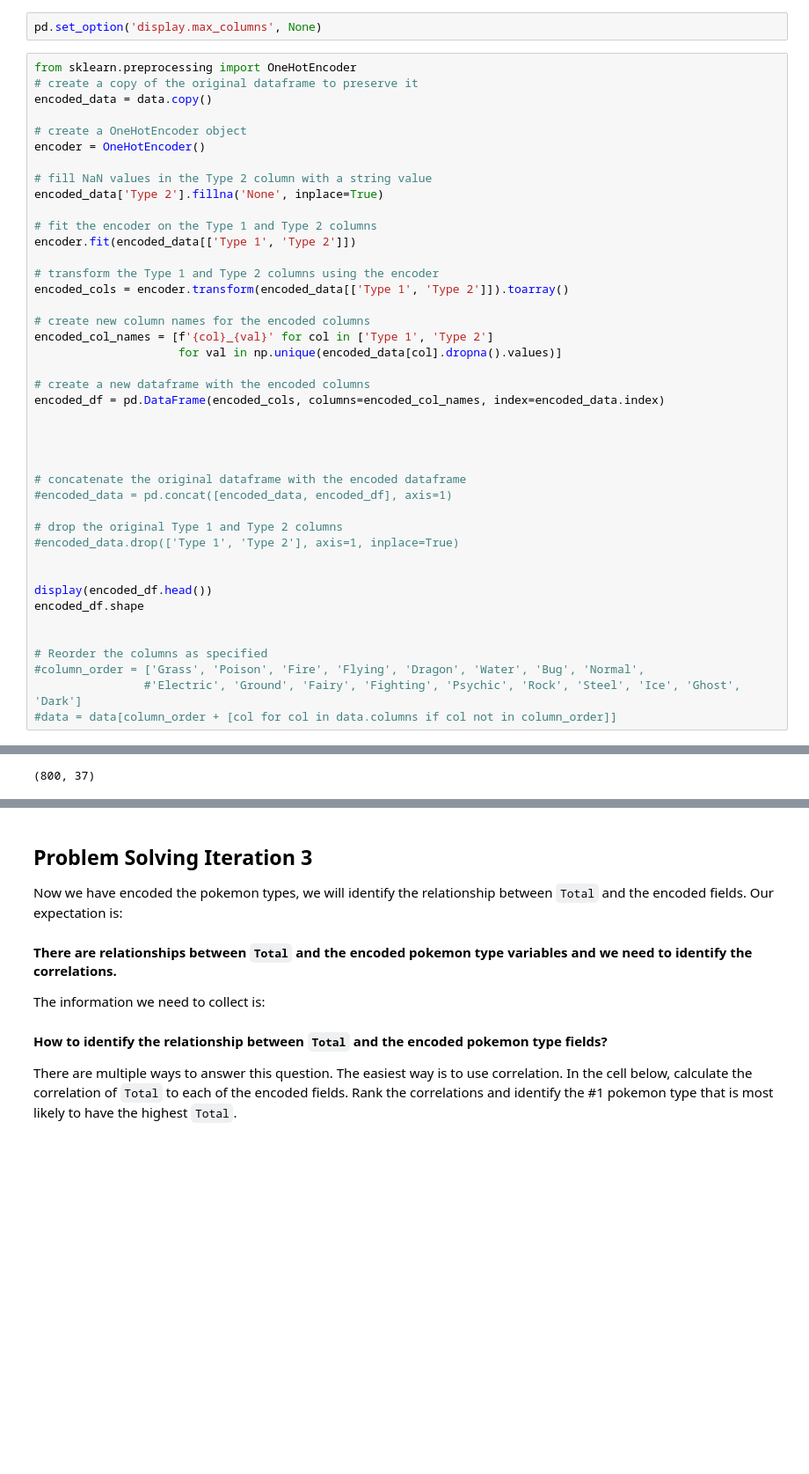
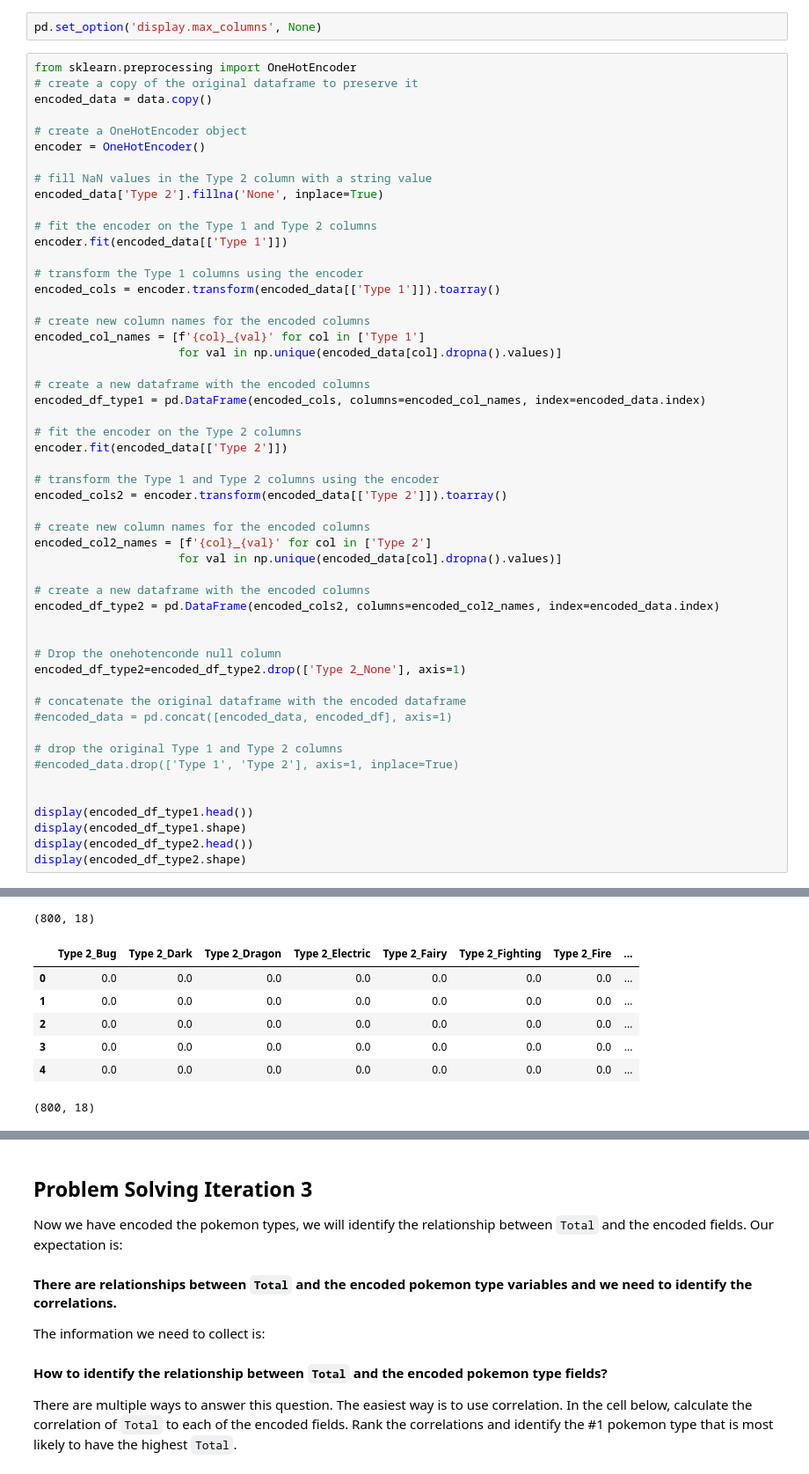
Before and after one commit to lucianosabbatini/lab-dataframe-calculations, a Jupyter notebook: your-code/challenge-2.ipynb, the cells around one changed output, grey strips where cells are left out. Shown at 88% size. Drawn from its saved outputs; the diff is of its cells as text; blank space fills up the shorter version.

```diff
--- a/your-code/challenge-2.ipynb
+++ b/your-code/challenge-2.ipynb
@@ -159,45 +159,62 @@ encoded_data = data.copy()
 # create a OneHotEncoder object
 encoder = OneHotEncoder()
 
 # fill NaN values in the Type 2 column with a string value
 encoded_data['Type 2'].fillna('None', inplace=True)
 
 # fit the encoder on the Type 1 and Type 2 columns
-encoder.fit(encoded_data[['Type 1', 'Type 2']])
+encoder.fit(encoded_data[['Type 1']])
 
-# transform the Type 1 and Type 2 columns using the encoder
-encoded_cols = encoder.transform(encoded_data[['Type 1', 'Type 2']]).toarray()
+# transform the Type 1 columns using the encoder
+encoded_cols = encoder.transform(encoded_data[['Type 1']]).toarray()
 
 # create new column names for the encoded columns
-encoded_col_names = [f'{col}_{val}' for col in ['Type 1', 'Type 2']
+encoded_col_names = [f'{col}_{val}' for col in ['Type 1']
                      for val in np.unique(encoded_data[col].dropna().values)]
 
 # create a new dataframe with the encoded columns
-encoded_df = pd.DataFrame(encoded_cols, columns=encoded_col_names, index=encoded_data.index)
+encoded_df_type1 = pd.DataFrame(encoded_cols, columns=encoded_col_names, index=encoded_data.index)
+
+# fit the encoder on the Type 2 columns
+encoder.fit(encoded_data[['Type 2']])
+
+# transform the Type 1 and Type 2 columns using the encoder
+encoded_cols2 = encoder.transform(encoded_data[['Type 2']]).toarray()
+
+# create new column names for the encoded columns
+encoded_col2_names = [f'{col}_{val}' for col in ['Type 2']
+                     for val in np.unique(encoded_data[col].dropna().values)]
+
+# create a new dataframe with the encoded columns
+encoded_df_type2 = pd.DataFrame(encoded_cols2, columns=encoded_col2_names, index=encoded_data.index)
 
 
-
+# Drop the onehotenconde null column
+encoded_df_type2=encoded_df_type2.drop(['Type 2_None'], axis=1)
 
 # concatenate the original dataframe with the encoded dataframe
 #encoded_data = pd.concat([encoded_data, encoded_df], axis=1)
 
 # drop the original Type 1 and Type 2 columns
 #encoded_data.drop(['Type 1', 'Type 2'], axis=1, inplace=True)
 
 
-display(encoded_df.head())
-encoded_df.shape
-
-
-# Reorder the columns as specified
-#column_order = ['Grass', 'Poison', 'Fire', 'Flying', 'Dragon', 'Water', 'Bug', 'Normal',
-                #'Electric', 'Ground', 'Fairy', 'Fighting', 'Psychic', 'Rock', 'Steel', 'Ice', 'Ghost', 'Dark']
-#data = data[column_order + [col for col in data.columns if col not in column_order]]
+display(encoded_df_type1.head())
+display(encoded_df_type1.shape)
+display(encoded_df_type2.head())
+display(encoded_df_type2.shape)
 # %% [output]
 |  | Type 1_Bug | Type 1_Dark | Type 1_Dragon | Type 1_Electric | Type 1_Fairy | Type 1_Fighting | Type 1_Fire | ... |
 | 0 | 0.0 | 0.0 | 0.0 | 0.0 | 0.0 | 0.0 | 0.0 | ... |
 | 1 | 0.0 | 0.0 | 0.0 | 0.0 | 0.0 | 0.0 | 0.0 | ... |
 | 2 | 0.0 | 0.0 | 0.0 | 0.0 | 0.0 | 0.0 | 0.0 | ... |
 | 3 | 0.0 | 0.0 | 0.0 | 0.0 | 0.0 | 0.0 | 0.0 | ... |
 | 4 | 0.0 | 0.0 | 0.0 | 0.0 | 0.0 | 0.0 | 1.0 | ... |
-(800, 37)
+(800, 18)
+|  | Type 2_Bug | Type 2_Dark | Type 2_Dragon | Type 2_Electric | Type 2_Fairy | Type 2_Fighting | Type 2_Fire | ... |
+| 0 | 0.0 | 0.0 | 0.0 | 0.0 | 0.0 | 0.0 | 0.0 | ... |
+| 1 | 0.0 | 0.0 | 0.0 | 0.0 | 0.0 | 0.0 | 0.0 | ... |
+| 2 | 0.0 | 0.0 | 0.0 | 0.0 | 0.0 | 0.0 | 0.0 | ... |
+| 3 | 0.0 | 0.0 | 0.0 | 0.0 | 0.0 | 0.0 | 0.0 | ... |
+| 4 | 0.0 | 0.0 | 0.0 | 0.0 | 0.0 | 0.0 | 0.0 | ... |
+(800, 18)
```
Also changed, not shown: parts of 17 cells of this notebook.
